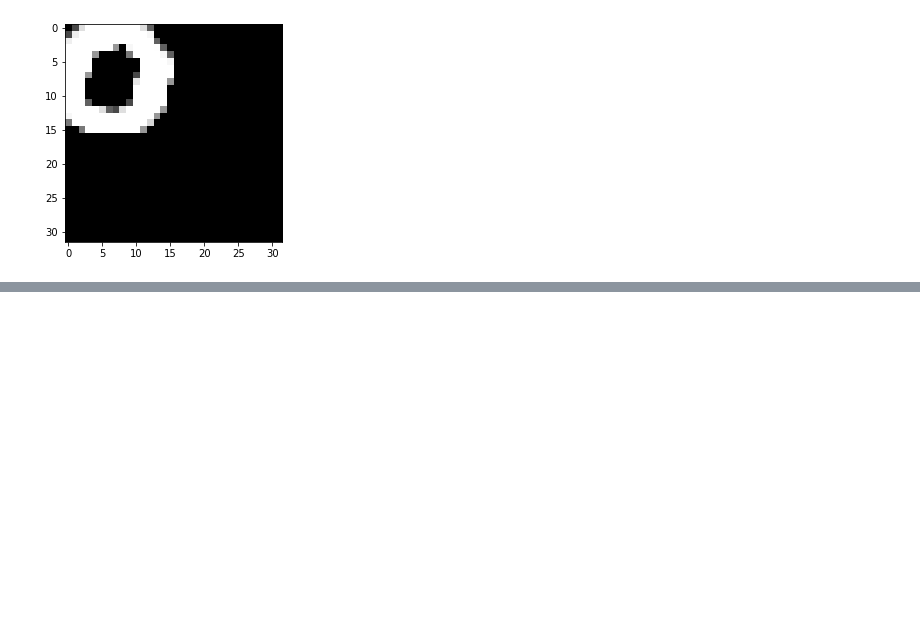
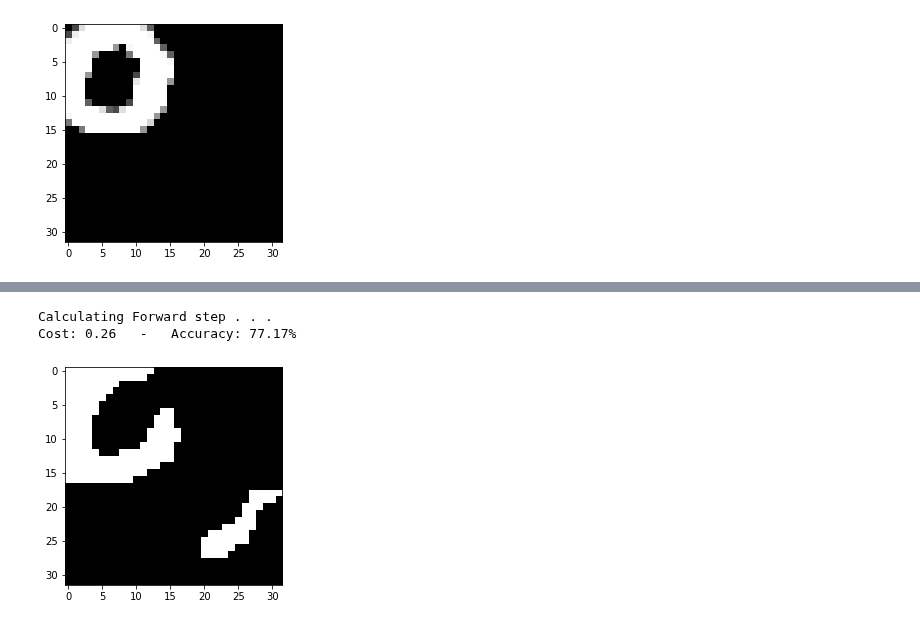
Before and after one commit to labis7/UNET-Using-Numpy, a Jupyter notebook: U-Net - Numpy - Small Version2.ipynb, the cells around one changed output, grey strips where cells are left out. Cells and saved outputs as stored; diff of their text form; code cells hidden in the pictures; blank space fills up the shorter version.

```diff
--- a/U-Net - Numpy - Small Version2.ipynb
+++ b/U-Net - Numpy - Small Version2.ipynb
@@ -1162,0 +1202,7 @@ Cost: 0.39   -   Accuracy: 67.66%
+# %%
+Validate(test_images[0:1,:,:,:], test_labels[0:1,:,:,:], params_values);
+pass
+# %% [output]
+Calculating Forward step . . .
+Cost: 0.26   -   Accuracy: 77.17%
+[figure, added]
```
Also changed, not shown: parts of 10 cells of this notebook.
